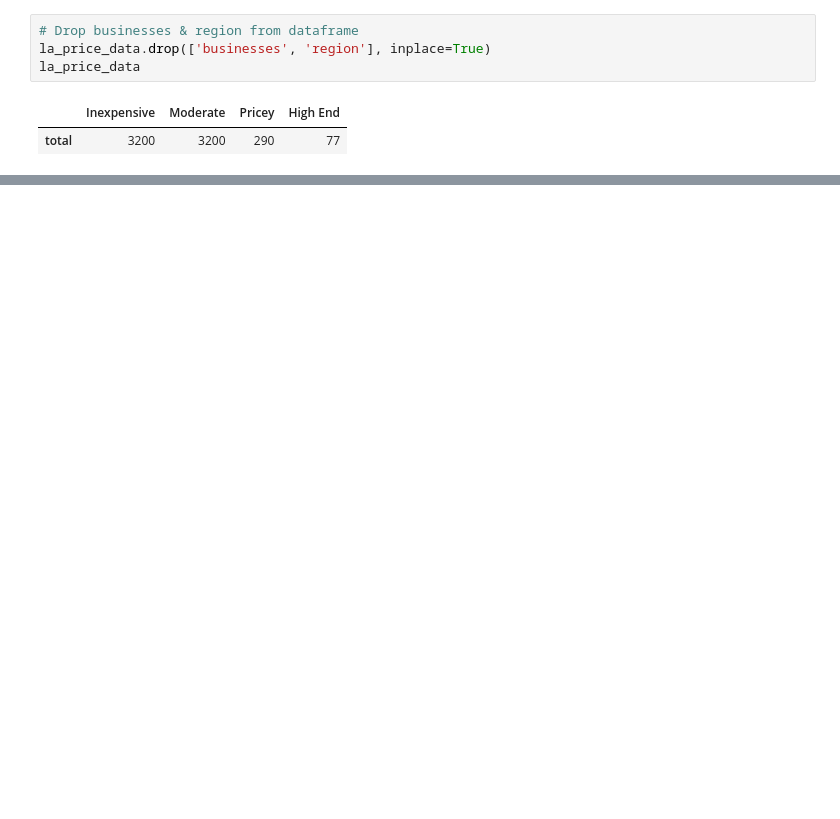
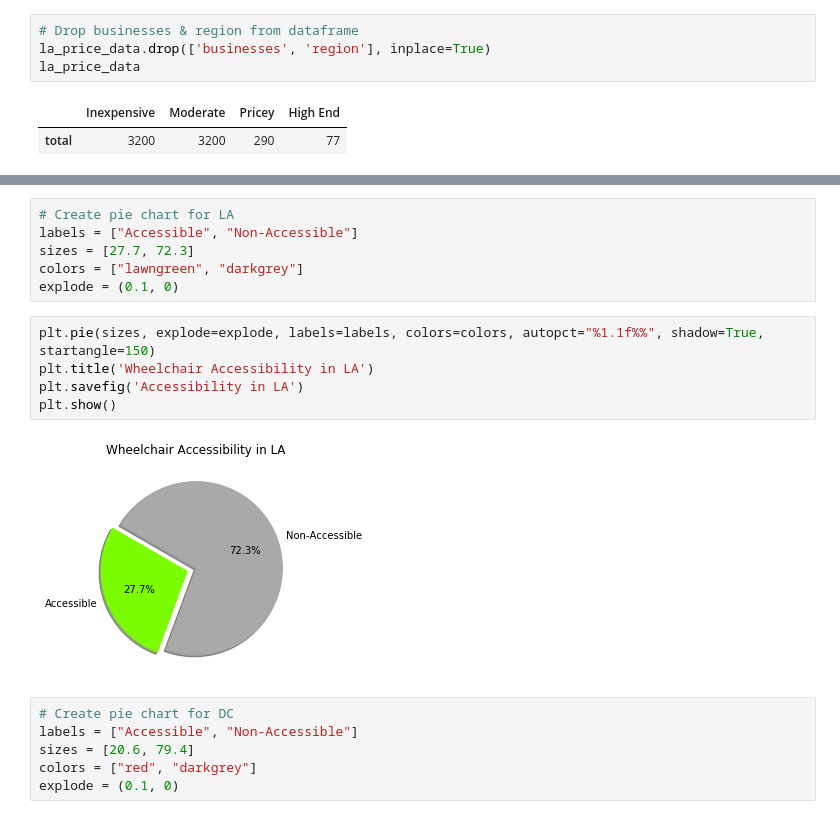
Before and after one commit to carolynew/Project-1-for-BootCamp, a Jupyter notebook: chelsea_folder/Washington_DC.ipynb, the cells around one changed output, grey strips where cells are left out. Drawn from its saved outputs; the diff is of its cells as text; blank space fills up the shorter version.

```diff
--- a/chelsea_folder/Washington_DC.ipynb
+++ b/chelsea_folder/Washington_DC.ipynb
@@ -272,0 +302,19 @@ plt.show()
+# %%
+# Create pie chart for LA
+labels = ["Accessible", "Non-Accessible"]
+sizes = [27.7, 72.3]
+colors = ["lawngreen", "darkgrey"]
+explode = (0.1, 0)
+# %%
+plt.pie(sizes, explode=explode, labels=labels, colors=colors, autopct="%1.1f%%", shadow=True, startangle=150)
+plt.title('Wheelchair Accessibility in LA')
+plt.savefig('Accessibility in LA')
+plt.show()
+# %% [output]
+[figure, added]
+# %%
+# Create pie chart for DC
+labels = ["Accessible", "Non-Accessible"]
+sizes = [20.6, 79.4]
+colors = ["red", "darkgrey"]
+explode = (0.1, 0)
```
Also changed, not shown: parts of 17 cells of this notebook, 8 other files.
